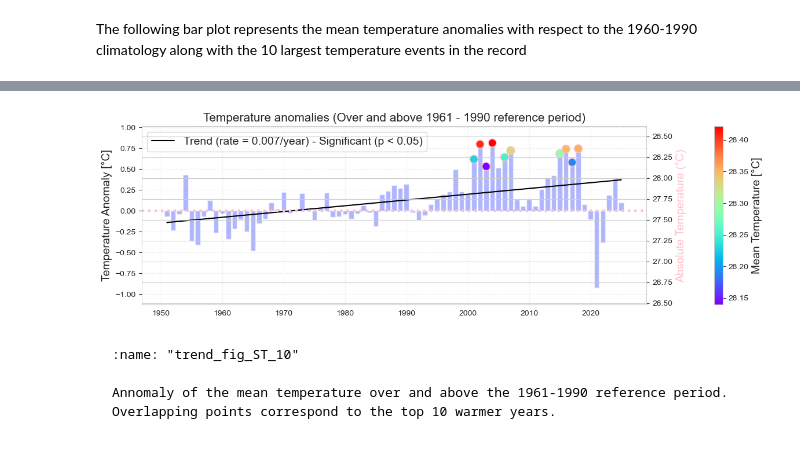
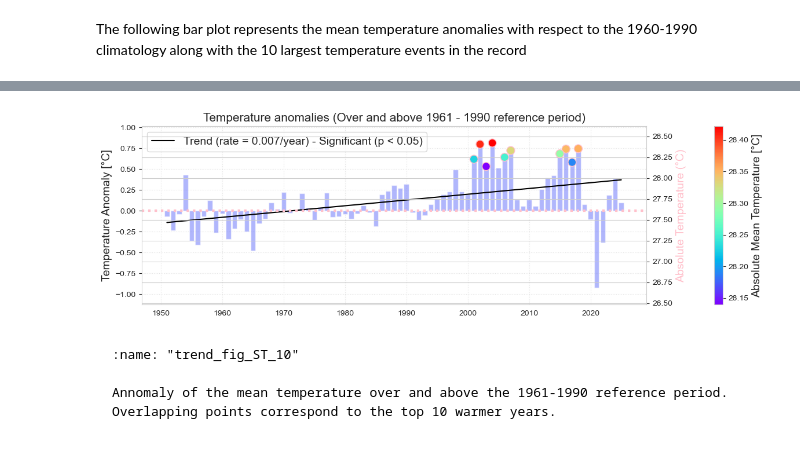
Before and after one commit to lauracagigal/CC_indicators, a Jupyter notebook: _build/html/_sources/notebooks_historical/atmosphere/2_surface_temperature/a_mean_temperature.ipynb, the cells around one changed output, grey strips where cells are left out. Drawn from its saved outputs; the diff is of its cells as text; code cells hidden in the pictures.

Commit message:
update co2 and temperature with tables

````diff
--- a/_build/html/_sources/notebooks_historical/atmosphere/2_surface_temperature/a_mean_temperature.ipynb
+++ b/_build/html/_sources/notebooks_historical/atmosphere/2_surface_temperature/a_mean_temperature.ipynb
@@ -143,26 +145,26 @@ The following bar plot represents the mean temperature anomalies with respect to
 # %%
 fig, ax, trend = plot_bar_probs(x=st_data.index.year, y=st_data.TMEAN_ref, trendline=True,
                                 y_label='Temperature Anomaly [°C]', figsize=[15, 4], return_trend=True)
 
 
 ax.set_ylim(st_data.TMEAN_ref.min()-.2, st_data.TMEAN_ref.max()+.2)
 ax2 = ax.twinx()
 ax2.axhline(mean_ref, color='pink', linestyle=':', linewidth=3)
 ax2.set_ylim(st_data.TMEAN_ref.min()-.2 + mean_ref, st_data.TMEAN_ref.max() + .2 + mean_ref)
 ax2.set_ylabel('Absolute Temperature (°C)', fontsize = fontsize, color = 'pink')
 
 glue("trend_mean", float(trend), display=False)
 glue("change_mean", float(trend * len(np.unique(st_data.index.year))), display=False)
 glue("top_10_year", float(top_10.sort_index().index.year[0]), display=False)
 
 im = ax2.scatter(top_10.index.year, top_10.TMEAN,
                 c=top_10.TMEAN.values, s=100, ec = 'pink', cmap='rainbow', label='Top 10 warmest years')
 plt.title('Temperature anomalies (Over and above 1961 - 1990 reference period)', fontsize=15)
-plt.colorbar(im, pad = .1).set_label('Mean Temperature [°C]', fontsize=fontsize)
+plt.colorbar(im, pad = .1).set_label('Absolute Mean Temperature [°C]', fontsize=fontsize)
 glue("trend_fig", fig, display=False)
 # %% [output]
 [interactive output not drawn]
-[figure, old version]
+[figure, new version]
 # %% [markdown]
 ```{glue:figure} trend_fig
 :name: "trend_fig_ST_10"
````
Also changed, not shown: parts of 4 cells of this notebook, 26 other files.
